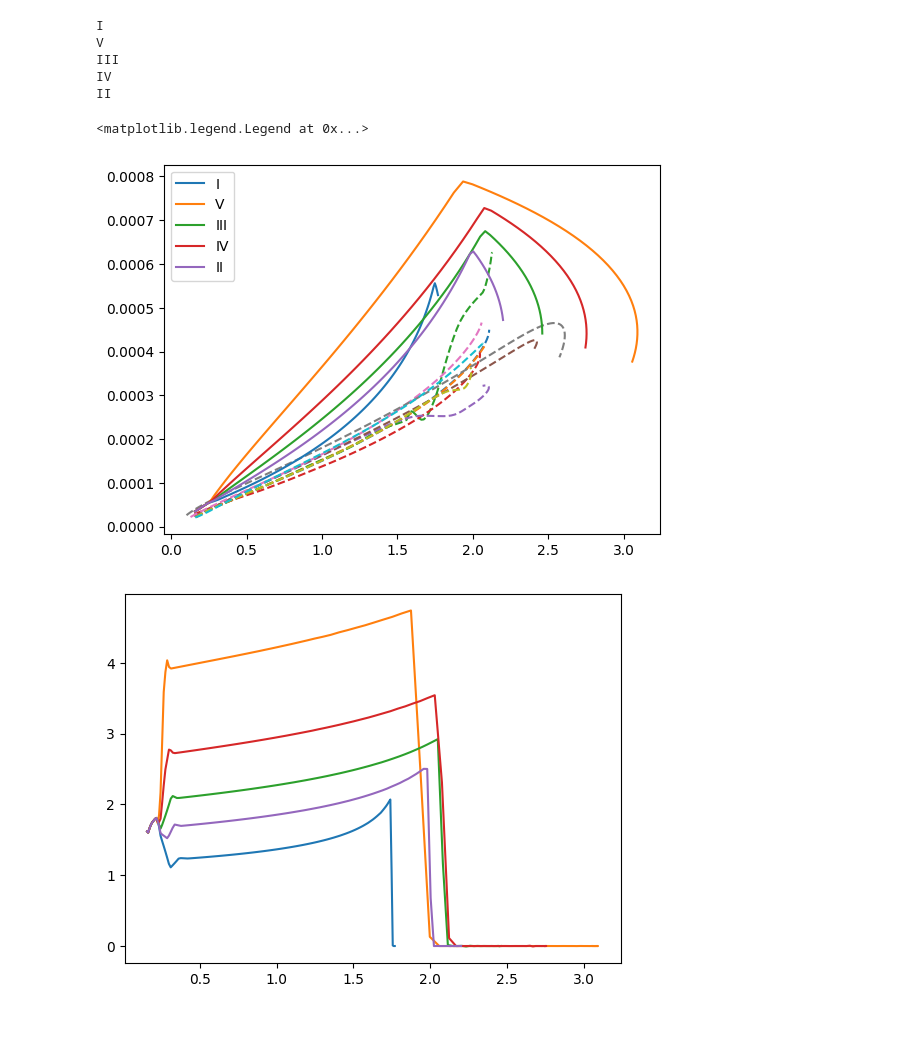
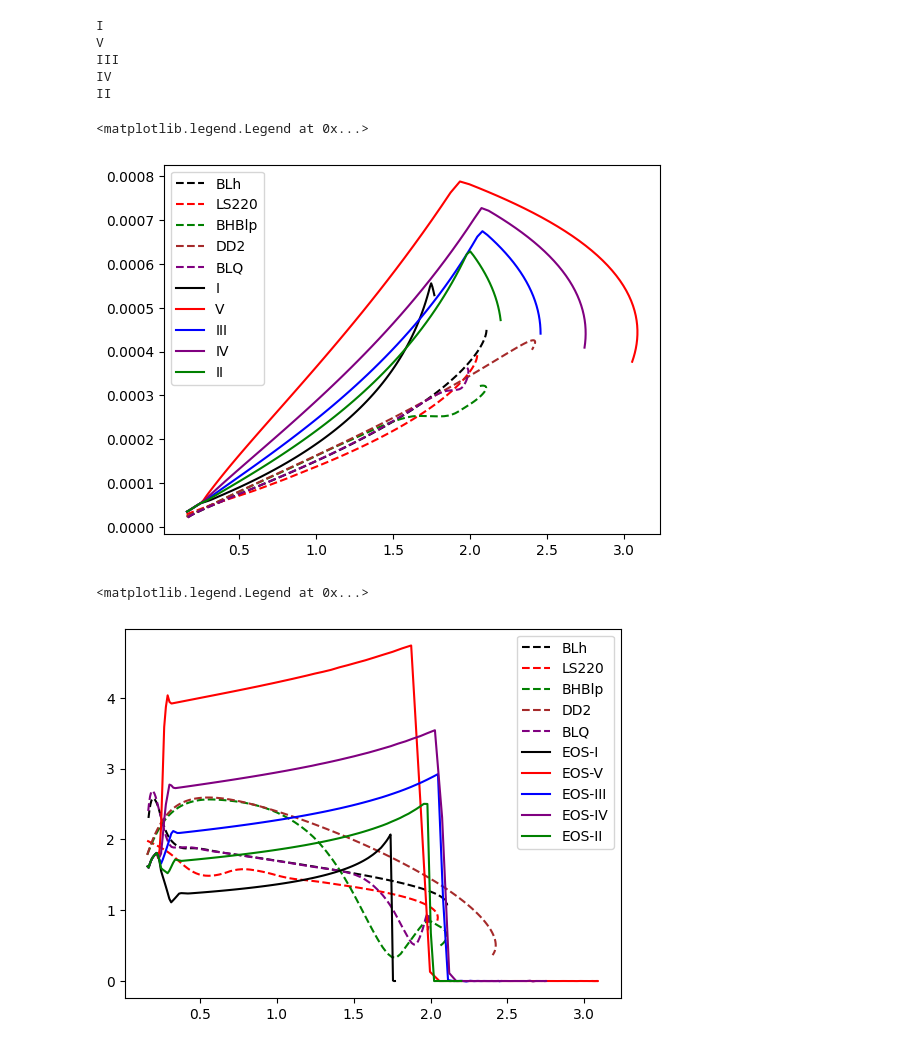
Before and after one commit to astro-man98/High_Density_Sound_Speed, a Jupyter notebook: cs2_mf2_analysis.ipynb, the cells around one changed output. Drawn from its saved outputs; the diff is of its cells as text; code cells hidden in the pictures.

```diff
--- a/cs2_mf2_analysis.ipynb
+++ b/cs2_mf2_analysis.ipynb
@@ -54,30 +73,40 @@ IV
 II
 # %%
 for eos in core_mvr_data:
-    data = core_mvr_data[eos]
-    M = data[:,0]
-    R = data[:,1]
-    cs2_mub_Vavg = data[:,6]
-    mub_cs2p_Vavg = data[:,7]
-    plt.plot(M,cs2_mub_Vavg,linestyle = '--')
+    if eos in core_subeos:
+        data = core_mvr_data[eos]
+        M = data[:,0]
+        R = data[:,1]
+        cs2_mub_Vavg = data[:,6]
+        mub_cs2p_Vavg = data[:,7]
+        plt.plot(M,cs2_mub_Vavg,color=core_subeos[eos],label=eos,linestyle = '--')
 for model in rvss_mvr_data:
     data_RVSS = rvss_mvr_data[model]
     M = data_RVSS[:,0]
     R = data_RVSS[:,1]
     cs2_mub_Vavg = data_RVSS[:,5]
     mub_cs2p_Vavg = data_RVSS[:,6]
-    plt.plot(M,cs2_mub_Vavg,label=model)
+    plt.plot(M,cs2_mub_Vavg,label=model,color=RVSS_List[model][0])
 plt.legend()
 # %% [output]
 <matplotlib.legend.Legend at 0x...>
-[figure, old version]
+[figure, new version]
 # %%
+cs2p_mub_fig,csp_mub_axes = plt.subplots()
+for eos in core_mvr_data:
+    if eos in core_subeos:
+        data = core_mvr_data[eos]
+        M = data[:,0]
+        R = data[:,1]
+        mub_cs2p_Vavg = data[:,7]
+        csp_mub_axes.plot(M,mub_cs2p_Vavg,color=core_subeos[eos],linestyle = '--',label=eos)
 for model in rvss_mvr_data:
     data_RVSS = rvss_mvr_data[model]
     M = data_RVSS[:,0]
     R = data_RVSS[:,1]
-    cs2_mub_Vavg = data_RVSS[:,5]
     mub_cs2p_Vavg = data_RVSS[:,6]
-    plt.plot(M,mub_cs2p_Vavg,label=model)
+    csp_mub_axes.plot(M,mub_cs2p_Vavg,color=RVSS_List[model][0],label=f"EOS-{model}")
+csp_mub_axes.legend()
 # %% [output]
+<matplotlib.legend.Legend at 0x...>
-[figure, old version]
+[figure, new version]
```
Also changed, not shown: parts of 1 cell of this notebook, 2 other files.
